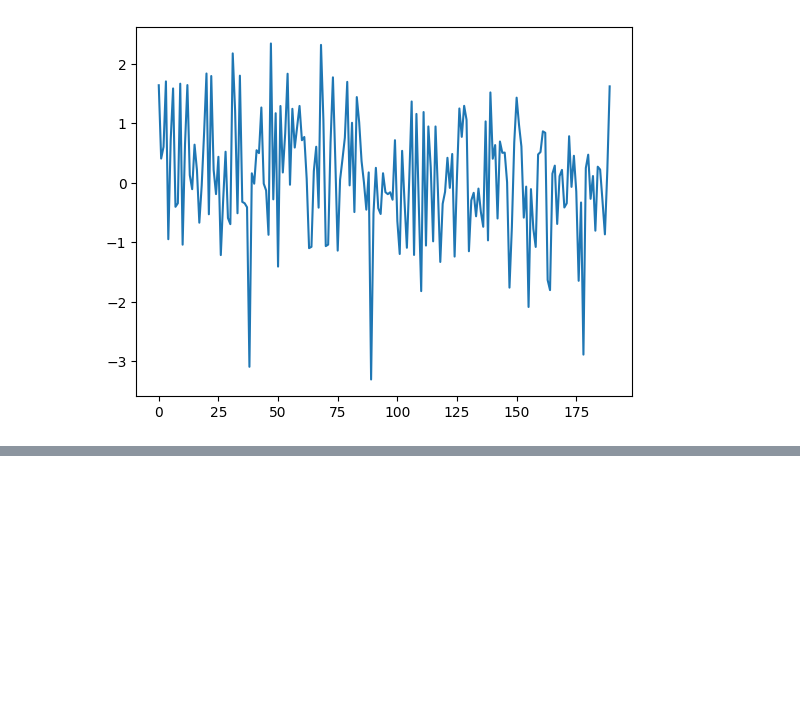
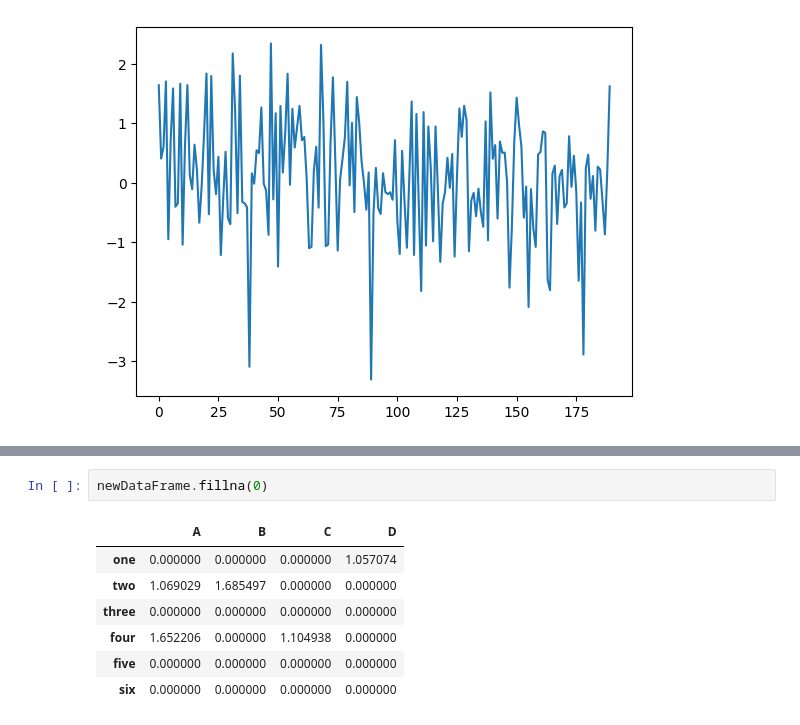
Before and after one commit to kunalmeon/Data-Analysis-Examples, a Jupyter notebook: SuperStoreData.ipynb, the cells around one changed output, grey strips where cells are left out. Saved outputs shown, nothing was run; the diff lists cells and outputs as text; blank space fills up the shorter version.

```diff
--- a/SuperStoreData.ipynb
+++ b/SuperStoreData.ipynb
@@ -1749,0 +1771,10 @@ NameError: name 'asdfasd' is not defined
+# %%
+newDataFrame.fillna(0)
+# %% [output]
+|  | A | B | C | D |
+| one | 0.000000 | 0.000000 | 0.000000 | 1.057074 |
+| two | 1.069029 | 1.685497 | 0.000000 | 0.000000 |
+| three | 0.000000 | 0.000000 | 0.000000 | 0.000000 |
+| four | 1.652206 | 0.000000 | 1.104938 | 0.000000 |
+| five | 0.000000 | 0.000000 | 0.000000 | 0.000000 |
+| six | 0.000000 | 0.000000 | 0.000000 | 0.000000 |
```
Also changed, not shown: parts of 35 cells of this notebook.
